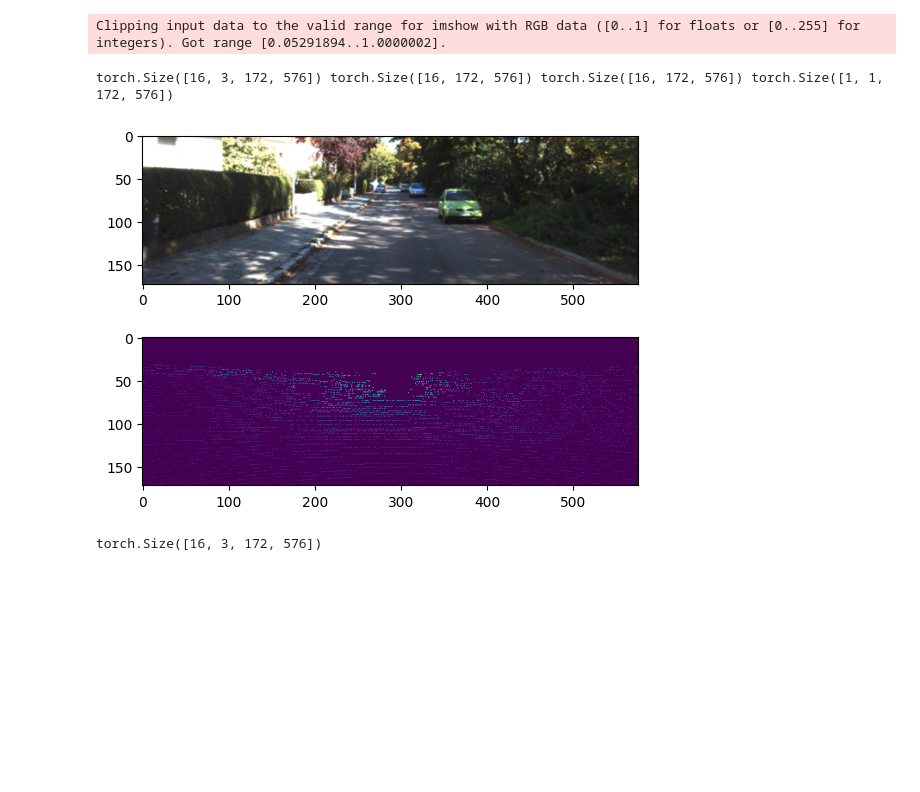
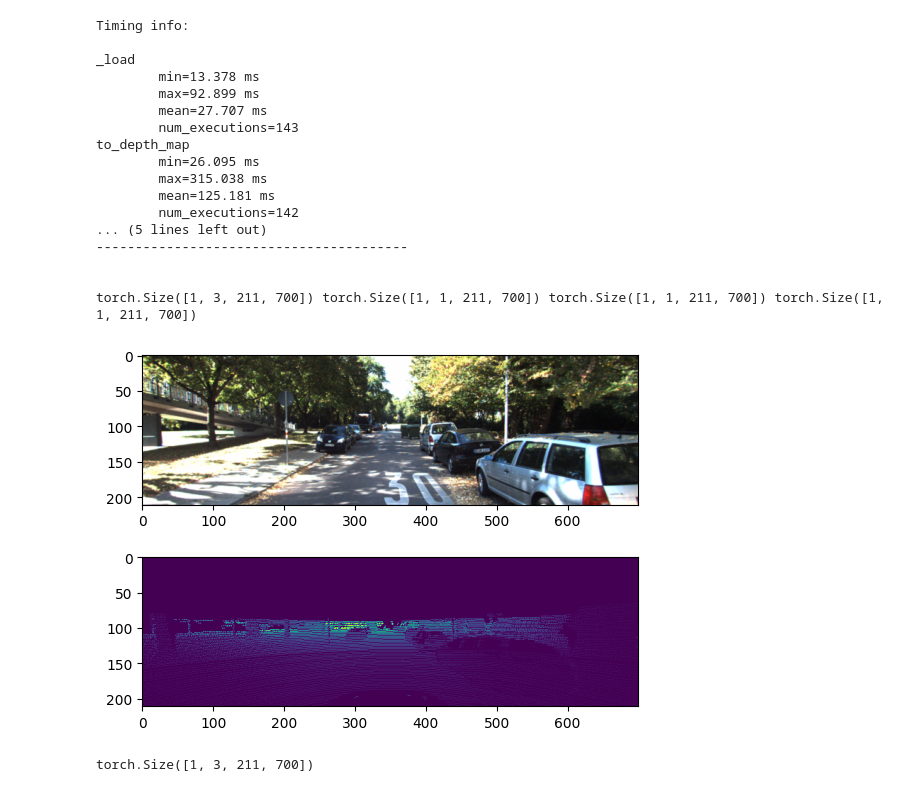
Before and after one commit to Habboista/thesis, a Jupyter notebook: notebook.ipynb, the cells around one changed output. Cells and saved outputs as stored; diff of their text form; code cells hidden in the pictures; blank space fills up the shorter version.

Commit message:
Eigen training almost completed, need to fix augmentation and speed

```diff
--- a/notebook.ipynb
+++ b/notebook.ipynb
@@ -8,25 +8,44 @@ from training.kitti_data.kitti_raw import KITTIRAWDataset
 # %%
 dataset = KITTIRAWDataset(
         EigenAugmenter(),
-        EigenPatchSampler(16),
+        NoPatchSampler(),
         '/media/antonio/523f31c5-dc82-4dce-8457-65b5dd1f19e4/kitti',
         'train',
         'png',
 )
 # %%
+j = 0
 for image, depth_map, valid_mask, overlap_mask in dataset:
+    if j < 10:
+        j += 1
+        continue
     print(image.shape, depth_map.shape, valid_mask.shape, overlap_mask.shape)
     plt.subplot(2, 1, 1)
     plt.imshow(image[0].permute(1, 2, 0))
     plt.subplot(2, 1, 2)
 
-    plt.imshow(depth_map[0])
+    plt.imshow(depth_map[0, 0])
     plt.show()
 
     print(image.shape)
     break
 # %% [output]
-Clipping input data to the valid range for imshow with RGB data ([0..1] for floats or [0..255] for integers). Got range [0.05291894..1.0000002].
+Timing info:
+
+_load
+        min=13.378 ms
+        max=92.899 ms
+        mean=27.707 ms
+        num_executions=143
+to_depth_map
+        min=26.095 ms
+        max=315.038 ms
+        mean=125.181 ms
+        num_executions=142
+... (5 lines left out)
+----------------------------------------
+
+
+torch.Size([1, 3, 211, 700]) torch.Size([1, 1, 211, 700]) torch.Size([1, 1, 211, 700]) torch.Size([1, 1, 211, 700])
+[figure, new version]
-torch.Size([16, 3, 172, 576]) torch.Size([16, 172, 576]) torch.Size([16, 172, 576]) torch.Size([1, 1, 172, 576])
+torch.Size([1, 3, 211, 700])
-[figure, old version]
-torch.Size([16, 3, 172, 576])
```
Also changed, not shown: parts of 1 cell of this notebook, 16 other files.
